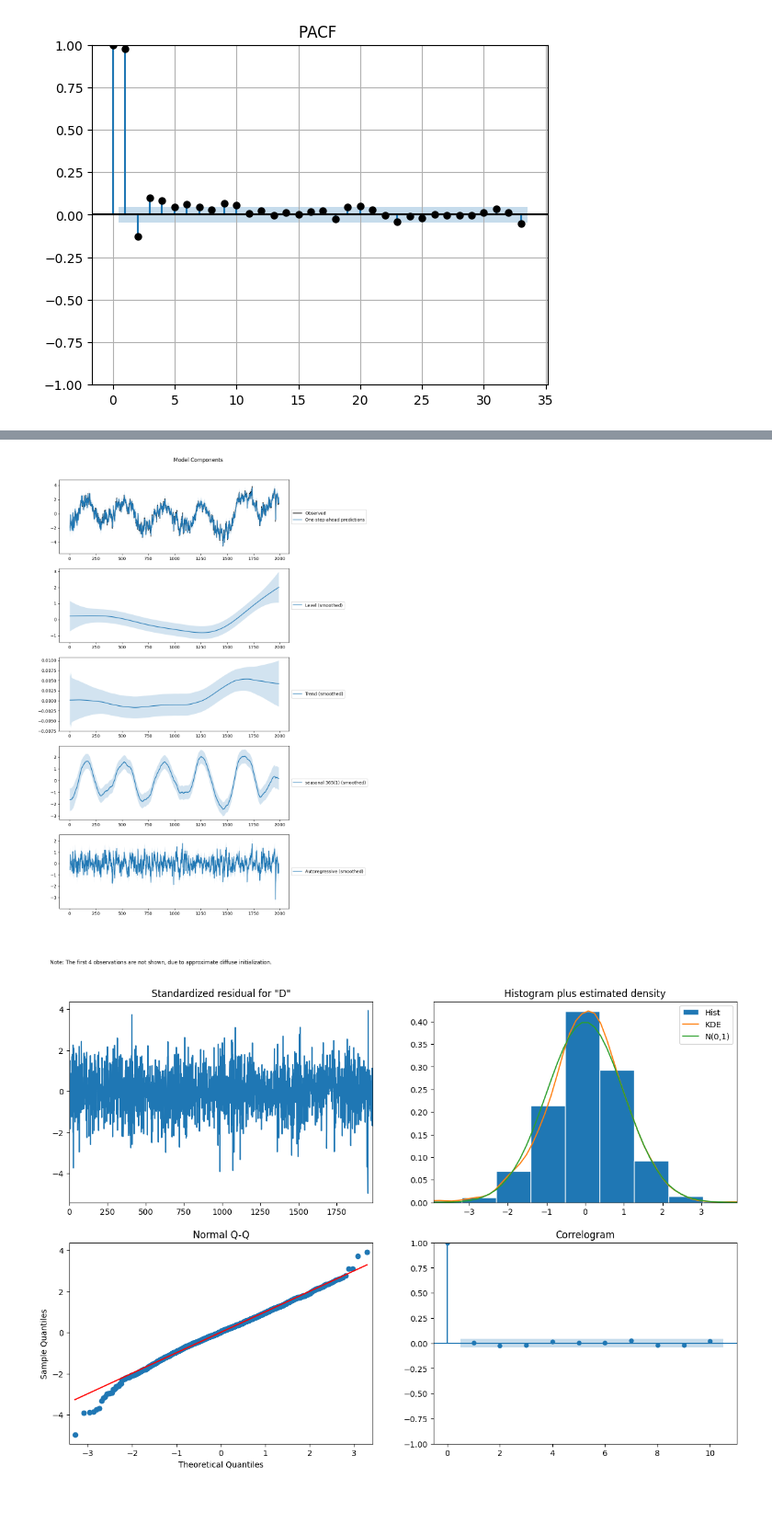
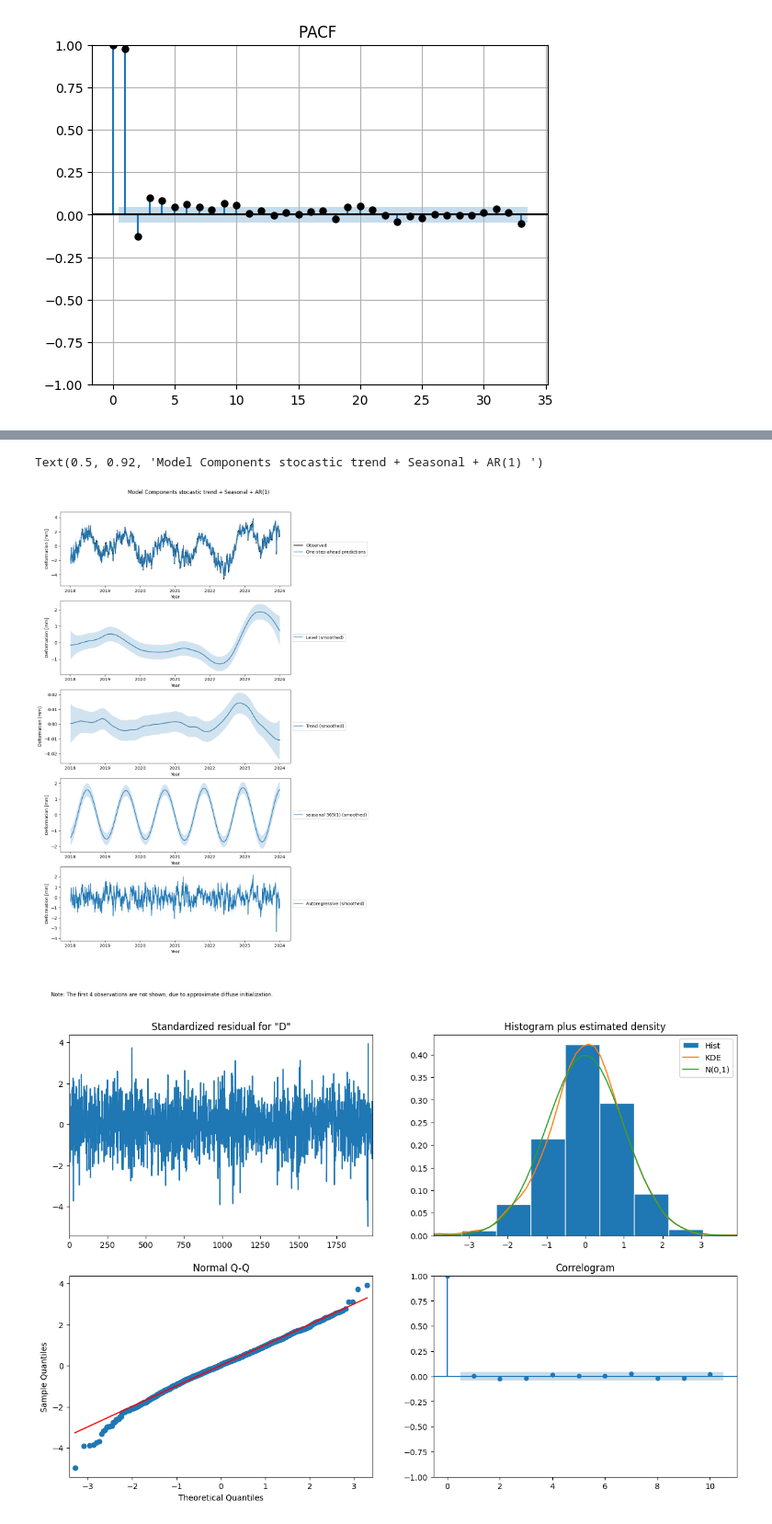
Before and after one commit to ICSlingerland/Groningen-Deformation-lab, a Jupyter notebook: stmread.ipynb, the cells around one changed output, grey strips where cells are left out. Shown at 92% size. Drawn from its saved outputs; the diff is of its cells as text; code cells hidden in the pictures.

Commit message:
add data and edit stmread.ipynb

```diff
--- a/stmread.ipynb
+++ b/stmread.ipynb
@@ -324,8 +339,11 @@ for ax in fig.get_axes():
     ax.set_position([box.x0, box.y0, box.width * 0.8, box.height])
     ax.legend(loc="center left", bbox_to_anchor=(1, 0.5))
     ax.set(title=None)
-fig.suptitle("Model Components", y=0.92);
 
-# plot diagnostics
-dummy = ssm_res.plot_diagnostics(figsize=(15, 9))
+    # Set x-axis labels to match the Year data
+    ax.set_xticks(np.linspace(0, len(data['Year']) - 1, num=7))
+    ax.set_xticklabels([str(int(year)) for year in np.linspace(2018.551677, 2024.013689, num=7).round(1)])
+
+fig.suptitle("Model Components: Static trend + noise", y=0.92)
+plt.show()
 # %% [output]
@@ -333,0 +404,15 @@ dummy = ssm_res.plot_diagnostics(figsize=(15, 9))
+# %%
+fig = ssm_res.plot_components(figsize=(12, 18), alpha=alpha)
+for ax in fig.get_axes():
+    box = ax.get_position()
+    ax.set_position([box.x0, box.y0, box.width * 0.8, box.height])
+    ax.legend(loc="center left", bbox_to_anchor=(1, 0.5))
+    ax.set(title=None)
+
+    # Set x-axis labels to match the Year data
+    ax.set_xticks(np.linspace(0, len(data['Year']) - 1, num=7))
+    ax.set_xticklabels([str(int(year)) for year in np.linspace(2018.551677, 2024.013689, num=7).round(1)])
+    ax.set_xlabel('Year')
+    ax.set_ylabel('Deformation [mm]')
+fig.suptitle("Model Components: Random Walk with Constant Drift", y=0.92)
+plt.show()
@@ -385,12 +481,17 @@ Unobserved Components Results
 Warnings:
 [1] Covariance matrix calculated using the outer product of gradients (complex-step).
 # %%
-alpha = 0.05
 fig = ssm_res.plot_components(figsize=(12, 18), alpha=alpha)
 for ax in fig.get_axes():
     box = ax.get_position()
     ax.set_position([box.x0, box.y0, box.width * 0.8, box.height])
     ax.legend(loc="center left", bbox_to_anchor=(1, 0.5))
     ax.set(title=None)
-fig.suptitle("Model Components", y=0.92);
+
+    # Set x-axis labels to match the Year data
+    ax.set_xticks(np.linspace(0, len(data['Year']) - 1, num=7))
+    ax.set_xticklabels([str(int(year)) for year in np.linspace(2018.551677, 2024.013689, num=7).round(1)])
+    ax.set_xlabel('Year')
+    ax.set_ylabel('Deformation [mm]')
+fig.suptitle("Model Components: Integrated random walk", y=0.92)
 # %% [output]
@@ -500,7 +604,7 @@ frequencies = [{'period': 365, 'harmonics': 1}]
 
 model_settings = {
      'irregular': True,
-     'autoregressive': 2,
+     'autoregressive': 1,
      'level': True,
      'stochastic_level': False,
      'trend': True,
@@ -557,16 +660,25 @@ Unobserved Components Results
 Warnings:
 [1] Covariance matrix calculated using the outer product of gradients (complex-step).
 # %%
+
+# fig = ssm_res.plot_components(legend_loc='lower right', figsize=(9, 18));
 alpha = 0.05
 fig = ssm_res.plot_components(figsize=(12, 18), alpha=alpha)
 for ax in fig.get_axes():
     box = ax.get_position()
     ax.set_position([box.x0, box.y0, box.width * 0.8, box.height])
     ax.legend(loc="center left", bbox_to_anchor=(1, 0.5))
     ax.set(title=None)
-fig.suptitle("Model Components", y=0.92);
+
+    # Set x-axis labels to match the Year data
+    ax.set_xticks(np.linspace(0, len(data['Year']) - 1, num=7))
+    ax.set_xticklabels([str(int(year)) for year in np.linspace(2018.551677, 2024.013689, num=7).round(1)])
+    ax.set_xlabel('Year')
+    ax.set_ylabel('Deformation [mm]')
+fig.suptitle("Model Components stocastic trend + Seasonal + AR(1) ", y=0.92)
 # %% [output]
+Text(0.5, 0.92, 'Model Components stocastic trend + Seasonal + AR(1) ')
-[figure, old version]
+[figure, new version]
 # %%
 dummy = ssm_res.plot_diagnostics(figsize=(15, 10))
 # %% [output]
```
Also changed, not shown: parts of 24 cells of this notebook, 6 other files.
